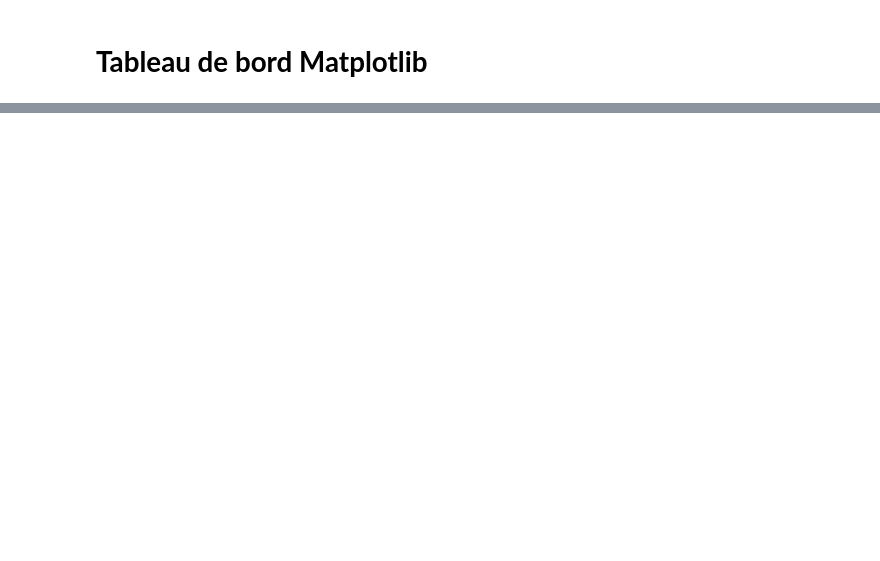
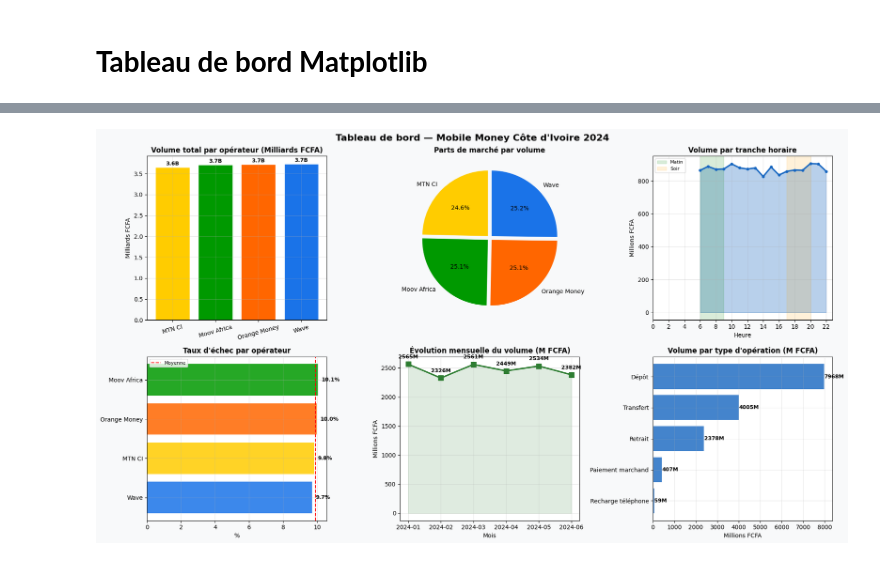
Before and after one commit to miezansam/mobile-money-pipeline-ci, a Jupyter notebook: notebooks/pipeline_etl.ipynb, the cells around one changed output, grey strips where cells are left out. Saved outputs shown, nothing was run; the diff lists cells and outputs as text; code cells hidden in the pictures; blank space fills up the shorter version.

Commit message:
Tableau de bord Matplotlib avec 5 graphiques

```diff
--- a/notebooks/pipeline_etl.ipynb
+++ b/notebooks/pipeline_etl.ipynb
@@ -145,7 +152,7 @@ except Exception as e: # si une erreur survient...
 Chargement du dataset
 # %%
 debut = time.time() #prendre le temps à l'instant t
-df_raw = pd.read_csv('/content/Data2_transactions_mobile_money_100k.csv', # chemin du fichier uploadé dans Colab
+df_raw = pd.read_csv('/content/transactions_mobile_money_100k.csv', # chemin du fichier uploadé dans Colab
  encoding='utf-8', # encodage pour les accents (é, è, ê...)
  low_memory=False # évite les avertissements sur les types mixtes
 )
@@ -1059,0 +922,5 @@ Classement des zones
+# %%
+#df_succes à partir de df
+df_succes = df[df['statut'] == 'Succès'].copy()
+
+print(f'✅ Donnees pretes : {len(df):,} lignes ({len(df_succes):,} reussies)')
@@ -1059,0 +929,80 @@ Classement des zones
+# %%
+fig, axes = plt.subplots(2, 3, figsize=(18, 10))
+fig.suptitle("Tableau de bord — Mobile Money Côte d'Ivoire 2024",
+             fontsize=16, fontweight='bold')
+
+# ── GRAPHIQUE 1 : Volume par opérateur (barres) ──
+vol_op = df_succes.groupby('operateur')['montant_fcfa'].sum() / 1e9
+couleurs = [PALETTE.get(op, '#999999') for op in vol_op.index]
+barres = axes[0,0].bar(vol_op.index, vol_op.values, color=couleurs, edgecolor='white')
+for b in barres:
+    axes[0,0].text(b.get_x() + b.get_width()/2, b.get_height() + 0.05,
+                   f'{b.get_height():.1f}B', ha='center', fontweight='bold', fontsize=9)
+axes[0,0].set_title("Volume total par opérateur (Milliards FCFA)")
+axes[0,0].set_ylabel("Milliards FCFA")
+axes[0,0].tick_params(axis='x', rotation=15)
+
+# ── GRAPHIQUE 2 : Parts de marché (camembert) ──
+parts = df_succes.groupby('operateur')['montant_fcfa'].sum()
+couleurs2 = [PALETTE.get(op, '#999999') for op in parts.index]
+axes[0,1].pie(parts.values, labels=parts.index, autopct='%1.1f%%',
+              colors=couleurs2, explode=[0.04]*4, startangle=90)
+axes[0,1].set_title("Parts de marché par volume")
+
+# ── GRAPHIQUE 3 : Volume par heure (courbe) ──
+vol_heure = df_succes.groupby('heure')['montant_fcfa'].sum() / 1e6
+axes[0,2].fill_between(vol_heure.index, vol_heure.values, alpha=0.3, color='#1565C0')
+axes[0,2].plot(vol_heure.index, vol_heure.values,
+               color='#1565C0', linewidth=2.5, marker='o', markersize=4)
+axes[0,2].axvspan(6, 9,   alpha=0.15, color='green',  label='Matin')
+axes[0,2].axvspan(17, 20, alpha=0.15, color='orange', label='Soir')
+axes[0,2].set_title("Volume par tranche horaire")
+axes[0,2].set_xlabel("Heure")
+axes[0,2].set_ylabel("Millions FCFA")
+axes[0,2].set_xticks(range(0, 24, 2))
+axes[0,2].legend(fontsize=8)
+
+# ── GRAPHIQUE 4 : Taux d'échec par opérateur ──
+echec = df[df['statut'] == 'Échec'].groupby('operateur').size()
+total = df.groupby('operateur').size()
+taux  = (echec / total * 100).round(2).sort_values()
+couleurs3 = [PALETTE.get(op, '#999999') for op in taux.index]
+barres2 = axes[1,0].barh(taux.index, taux.values, color=couleurs3, alpha=0.85)
+for b, val in zip(barres2, taux.values):
+    axes[1,0].text(val + 0.2, b.get_y() + b.get_height()/2,
+                   f'{val:.1f}%', va='center', fontweight='bold', fontsize=9)
+axes[1,0].set_title("Taux d'échec par opérateur")
+axes[1,0].set_xlabel("%")
+axes[1,0].axvline(taux.mean(), color='red', linestyle='--', linewidth=1.5, label='Moyenne')
+axes[1,0].legend(fontsize=8)
+
+# ── GRAPHIQUE 5 : Volume mensuel (courbe) ──
+vol_mensuel = df_succes.groupby('mois')['montant_fcfa'].sum() / 1e6
+axes[1,1].plot(vol_mensuel.index, vol_mensuel.values,
+               color='#2E7D32', marker='s', linewidth=2.5, markersize=8)
+axes[1,1].fill_between(vol_mensuel.index, vol_mensuel.values, alpha=0.15, color='#2E7D32')
+for x, y in zip(vol_mensuel.index, vol_mensuel.values):
+    axes[1,1].annotate(f'{y:.0f}M', xy=(x, y), xytext=(0, 10),
+                       textcoords='offset points', ha='center',
+                       fontsize=9, fontweight='bold')
+axes[1,1].set_title("Évolution mensuelle du volume (M FCFA)")
+axes[1,1].set_xlabel("Mois")
+axes[1,1].set_ylabel("Millions FCFA")
+
+# ── GRAPHIQUE 6 : Volume par type d'opération ──
+vol_type = df_succes.groupby('type_operation')['montant_fcfa'].sum() / 1e6
+vol_type = vol_type.sort_values(ascending=True)
+axes[1,2].barh(vol_type.index, vol_type.values, color='#1565C0', alpha=0.8)
+for i, val in enumerate(vol_type.values):
+    axes[1,2].text(val + 10, i, f'{val:.0f}M', va='center',
+                   fontweight='bold', fontsize=9)
+axes[1,2].set_title("Volume par type d'opération (M FCFA)")
+axes[1,2].set_xlabel("Millions FCFA")
+
+# ── Sauvegarde ──
+plt.tight_layout()
+plt.savefig('dashboard_mobile_money.png', dpi=150, bbox_inches='tight')
+plt.show()
+print("✅ Dashboard sauvegardé — dashboard_mobile_money.png")
+# %% [output]
+[figure, added]
```
Also changed, not shown: parts of 30 cells of this notebook.
